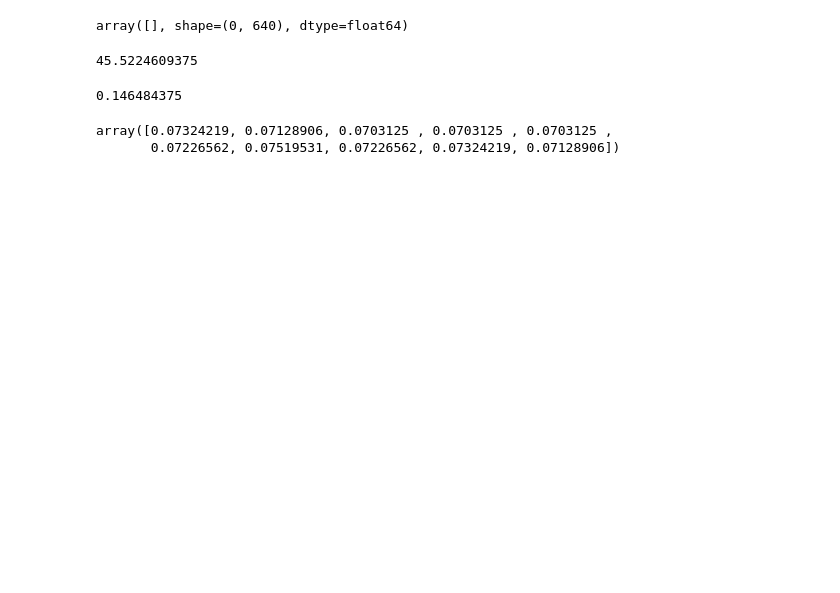
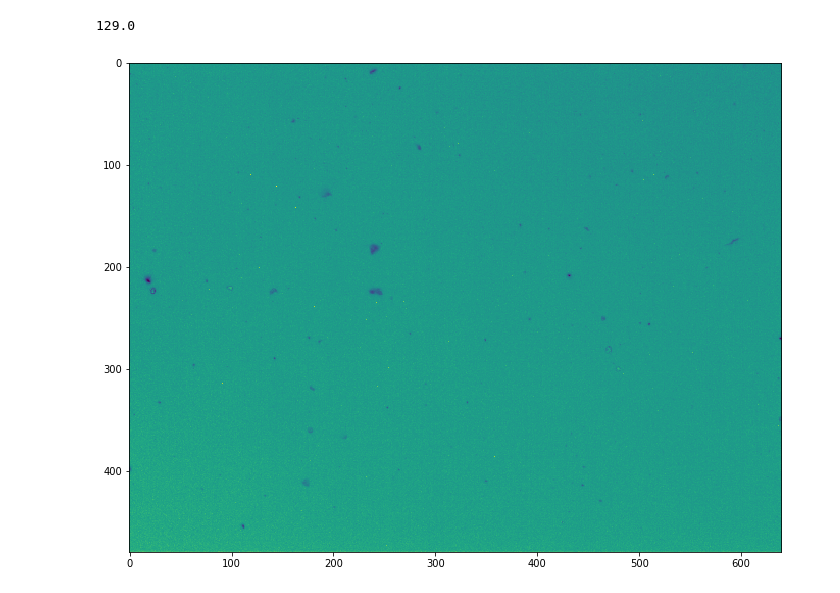
Before and after one commit to gisilves/CMOS-MT9V011-Analysis, a Jupyter notebook: CMOS_detector.ipynb, the cells around one changed output. Saved outputs shown, nothing was run; the diff lists cells and outputs as text; code cells hidden in the pictures; blank space fills up the shorter version.

```diff
--- a/CMOS_detector.ipynb
+++ b/CMOS_detector.ipynb
@@ -20,3 +19,8 @@ im = rgb2gray(im)
 # %%
-#_datadir = "/media/gigi/NASPG/BTData/Jul2012_CMOS_data/MT9V011_Firenze_2012_07_13/01_MT9V011_017_G01_200ms_3MeV/"
-_datadir = "/media/gigi/NASPG/BTData/Jul2012_CMOS_data/MT9V011_Firenze_2012_07_13/16_MT9V011_017_G01_050ms_3MeV_-60/"
+#Files directory
+_datadir = "/nfs/NASPG/BTData/Jul2012_CMOS_data/MT9V011_Firenze_2012_07_13/TEST/"
+#_datadir = "/nfs/NASPG/BTData/Jul2012_CMOS_data/MT9V011_Firenze_2012_07_13/16_MT9V011_017_G01_050ms_3MeV_-60/"
+
+peds_value = np.zeros(307200,dtype="int")
+peds_evts  = np.zeros(307200,dtype="int")
+clusters   = []
@@ -27,9 +26,0 @@ _datadir = "/media/gigi/NASPG/BTData/Jul2012_CMOS_data/MT9V011_Firenze_2012_07_1
-# %%
-#_fileprefix = "01_MT9V011_017_G01_200ms_3MeV_"
-_fileprefix = "16_MT9V011_017_G01_050ms_3MeV_-60_"
-_filenum = "00002"
-_filesuffix = "_fr0000.txt"
-
-filename = _datadir+_fileprefix+_filenum+_filesuffix
-
-im = interp(np.loadtxt(filename,dtype="int"),[0,1024],[0,1]).reshape(480,640)
@@ -106,17 +27,30 @@ high_y = blobs_dog[0][1].astype(dtype="int") + blobs_dog[0][2].astype(dtype="int
-# %%
-im[low_x:high_x][low_y:high_y]
-# %% [output]
-array([], shape=(0, 640), dtype=float64)
-# %%
-np.sum(im[0:1][0])
-# %% [output]
-45.5224609375
-# %%
-im[0][0]+im[1][0]
-# %% [output]
-0.146484375
-# %%
-im[0][0:10]
-# %% [output]
-array([0.07324219, 0.07128906, 0.0703125 , 0.0703125 , 0.0703125 ,
-       0.07226562, 0.07519531, 0.07226562, 0.07324219, 0.07128906])
+# %%
+#Calculate or (load) Pedestals
+if not(os.path.isfile(_datadir+"pedestals.npy")):
+    thresh = 200
+    for _filename in tqdm(sorted(fnmatch.filter(os.listdir(_datadir), '*.txt'))):
+        clear_output(wait=True)
+        print("Processing "+_filename)
+        im = np.loadtxt(_datadir+_filename,dtype="int")
+        if im.shape == peds.shape:
+            mask = im < thresh   # mask of pixels under threshold (good for pedestals)
+            im[im >= thresh] = 0 # to prevent adding events with signal
+            peds_value += im
+            peds_evts += mask.astype(int)
+        else:
+            continue
+    peds_evts[peds_evts==0] = 1 #Mask pixels with 0 good events
+    peds = peds_value/peds_evts
+    peds.dump(_datadir+"pedestals.npy")
+else:
+    peds = np.load(_datadir+"pedestals.npy",allow_pickle="True")
+# %%
+_filename = "01_MT9V011_017_G01_200ms_3MeV_00000_fr0000.txt"
+frame = np.loadtxt(_datadir + _filename) - peds
+frame = frame.reshape(480,640)
+_temp = interp(frame,[0,1024],[0,1])
+plt.figure(figsize=(16,9))
+plt.imshow(_temp)
+# %% [output]
+129.0
+[figure, added]
```
Also changed, not shown: parts of 9 cells of this notebook, 4 other files.
